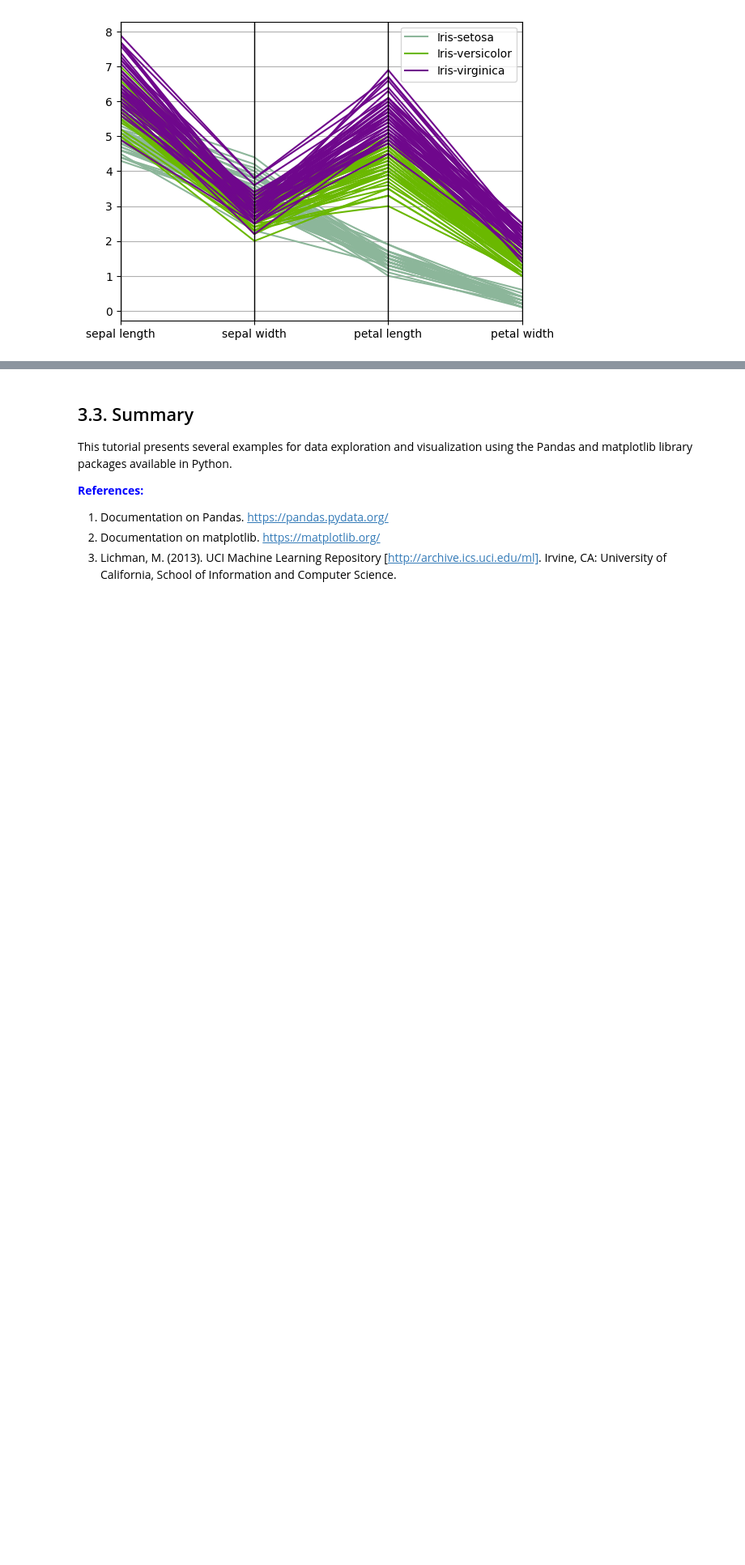
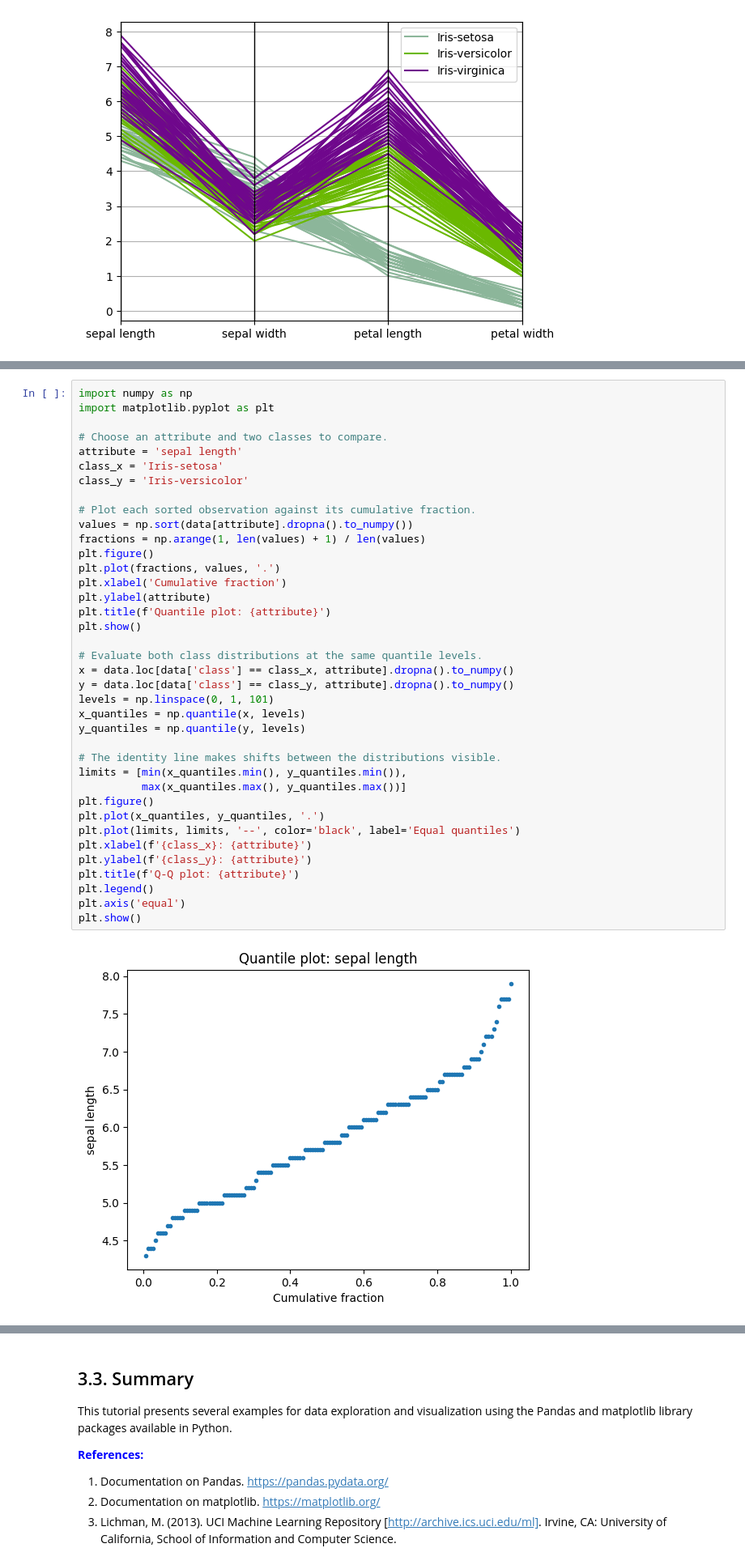
Before and after one commit to maurofama99/data-mining-course, a Jupyter notebook: exercises/solutions/data_exploration.ipynb, the cells around one changed output, grey strips where cells are left out. Shown at 81% size. Drawn from its saved outputs; the diff is of its cells as text; blank space fills up the shorter version.

```diff
--- a/exercises/solutions/data_exploration.ipynb
+++ b/exercises/solutions/data_exploration.ipynb
@@ -205,0 +297,40 @@ parallel_coordinates(data, 'class')
+# %%
+import numpy as np
+import matplotlib.pyplot as plt
+
+# Choose an attribute and two classes to compare.
+attribute = 'sepal length'
+class_x = 'Iris-setosa'
+class_y = 'Iris-versicolor'
+
+# Plot each sorted observation against its cumulative fraction.
+values = np.sort(data[attribute].dropna().to_numpy())
+fractions = np.arange(1, len(values) + 1) / len(values)
+plt.figure()
+plt.plot(fractions, values, '.')
+plt.xlabel('Cumulative fraction')
+plt.ylabel(attribute)
+plt.title(f'Quantile plot: {attribute}')
+plt.show()
+
+# Evaluate both class distributions at the same quantile levels.
+x = data.loc[data['class'] == class_x, attribute].dropna().to_numpy()
+y = data.loc[data['class'] == class_y, attribute].dropna().to_numpy()
+levels = np.linspace(0, 1, 101)
+x_quantiles = np.quantile(x, levels)
+y_quantiles = np.quantile(y, levels)
+
+# The identity line makes shifts between the distributions visible.
+limits = [min(x_quantiles.min(), y_quantiles.min()),
+          max(x_quantiles.max(), y_quantiles.max())]
+plt.figure()
+plt.plot(x_quantiles, y_quantiles, '.')
+plt.plot(limits, limits, '--', color='black', label='Equal quantiles')
+plt.xlabel(f'{class_x}: {attribute}')
+plt.ylabel(f'{class_y}: {attribute}')
+plt.title(f'Q-Q plot: {attribute}')
+plt.legend()
+plt.axis('equal')
+plt.show()
+# %% [output]
+[figure, added]
```
Also changed, not shown: parts of 12 cells of this notebook.
